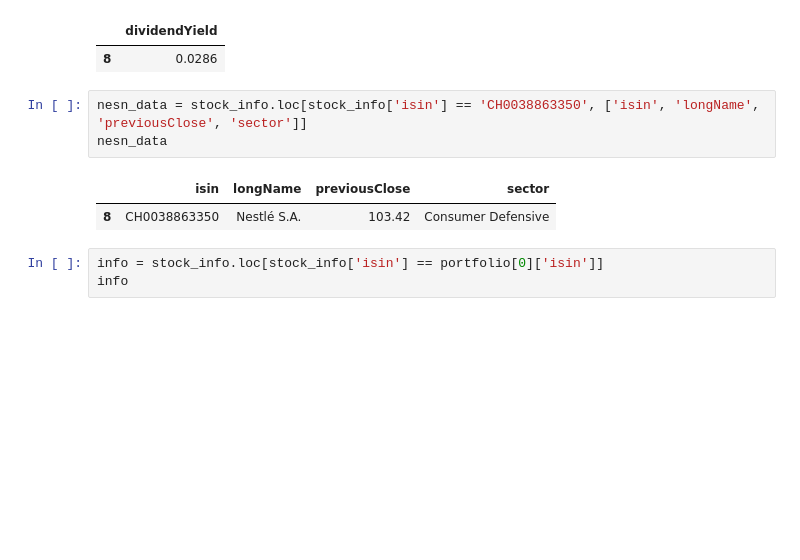
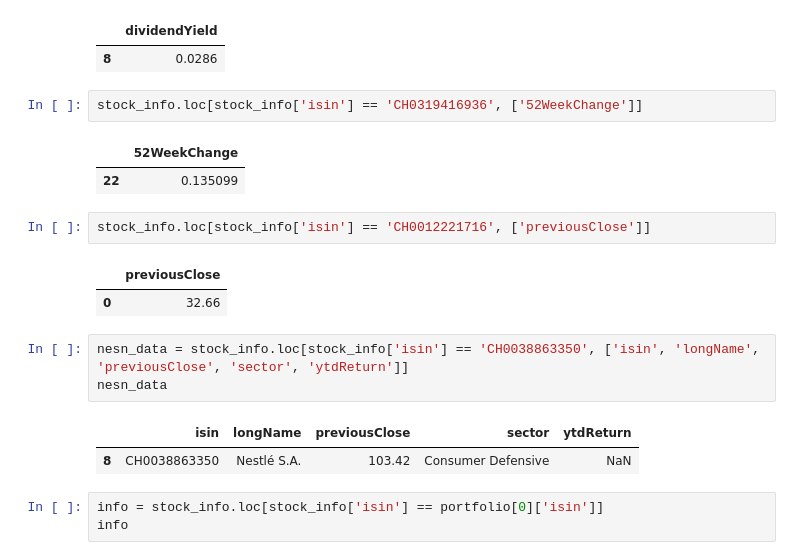
Before and after one commit to glaand/personal-investment-recommender, a Jupyter notebook: analysis/raffi_test.ipynb, the cells around one changed output. Saved outputs shown, nothing was run; the diff lists cells and outputs as text; blank space fills up the shorter version.

```diff
--- a/analysis/raffi_test.ipynb
+++ b/analysis/raffi_test.ipynb
@@ -1042,12 +1357,22 @@ stock_info.loc[stock_info['isin'] == 'CH0038863350', ['dividendYield']]
 # %% [output]
 |  | dividendYield |
 | 8 | 0.0286 |
+# %%
+stock_info.loc[stock_info['isin'] == 'CH0319416936', ['52WeekChange']]
+# %% [output]
+|  | 52WeekChange |
+| 22 | 0.135099 |
+# %%
+stock_info.loc[stock_info['isin'] == 'CH0012221716', ['previousClose']]
+# %% [output]
+|  | previousClose |
+| 0 | 32.66 |
 # %%
-nesn_data = stock_info.loc[stock_info['isin'] == 'CH0038863350', ['isin', 'longName', 'previousClose', 'sector']]
+nesn_data = stock_info.loc[stock_info['isin'] == 'CH0038863350', ['isin', 'longName', 'previousClose', 'sector', 'ytdReturn']]
 nesn_data
 # %% [output]
-|  | isin | longName | previousClose | sector |
-| 8 | CH0038863350 | Nestlé S.A. | 103.42 | Consumer Defensive |
+|  | isin | longName | previousClose | sector | ytdReturn |
+| 8 | CH0038863350 | Nestlé S.A. | 103.42 | Consumer Defensive | NaN |
 # %%
 info = stock_info.loc[stock_info['isin'] == portfolio[0]['isin']]
 info
```
Also changed, not shown: parts of 51 cells of this notebook, 3 other files.
